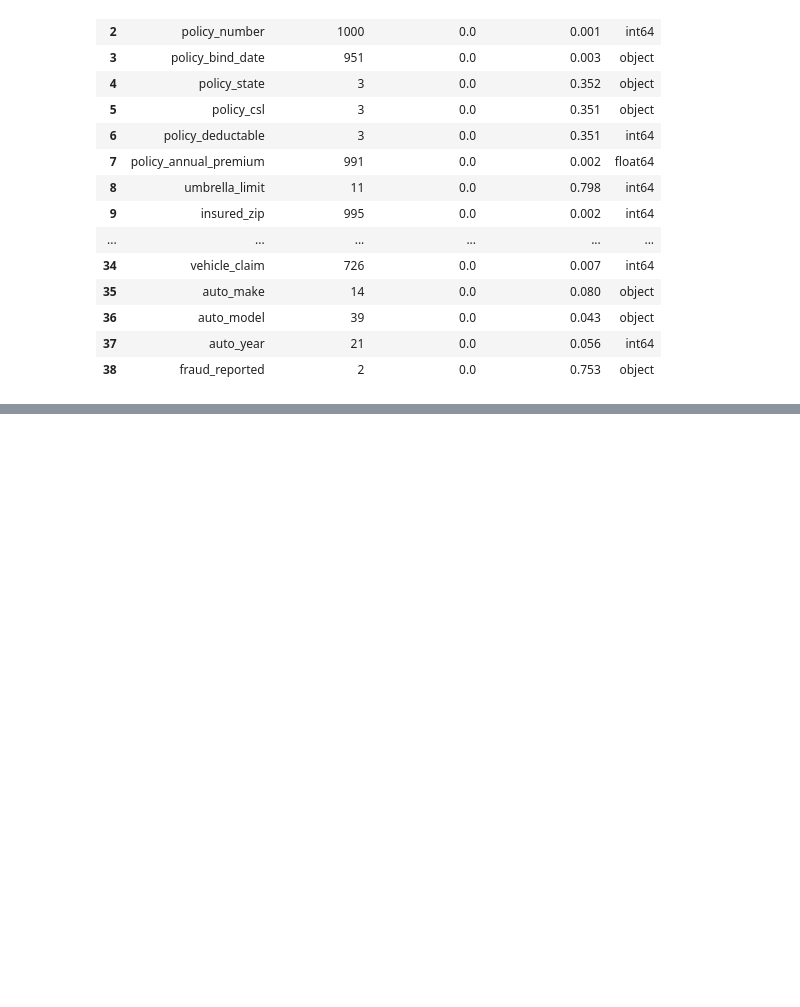
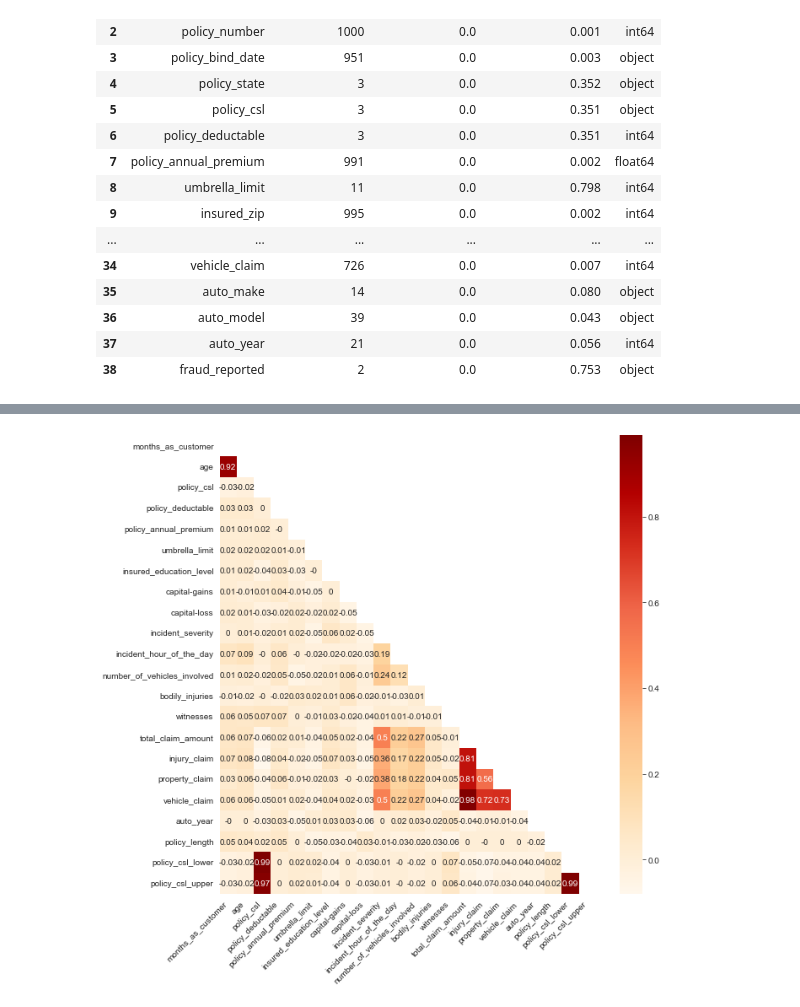
Before and after one commit to yinanchriszhang/Case-Study-Suncorp, a Jupyter notebook: FraudAnalysis.ipynb, the cells around one changed output, grey strips where cells are left out. Drawn from its saved outputs; the diff is of its cells as text; code cells hidden in the pictures; blank space fills up the shorter version.

```diff
--- a/FraudAnalysis.ipynb
+++ b/FraudAnalysis.ipynb
@@ -149,0 +318,4 @@ df['umbrella_limit'] = df['umbrella_limit'].abs()
+# %%
+#set the filter for categorical data (nom_var), and quantitative data (quan_var)
+nom_var = df.columns[df.dtypes == 'object']
+cont_var = df.columns[df.dtypes != 'object']
@@ -149,0 +363,27 @@ df['umbrella_limit'] = df['umbrella_limit'].abs()
+# %%
+sns.set_style('white')
+
+corr_list = cont_var
+
+corr_df = df[corr_list]
+corr=round(corr_df.corr(),2)
+
+# Set the default matplotlib figure size to 7x7:
+fix, ax = plt.subplots(figsize=(10,10))
+
+# Generate a mask for the upper triangle (taken from seaborn example gallery)
+mask = np.zeros_like(corr, dtype=np.bool)
+mask[np.triu_indices_from(mask)] = True  #triu triangle upper
+
+# Plot the heatmap with seaborn.
+# Assign the matplotlib axis the function returns. This will let us resize the labels.
+ax = sns.heatmap(corr, mask=mask, ax=ax, annot=True, cmap='OrRd')
+
+# Resize the labels.
+ax.set_xticklabels(ax.xaxis.get_ticklabels(), fontsize=10, ha= 'right', rotation=45 )
+ax.set_yticklabels(ax.yaxis.get_ticklabels(), fontsize=10, va="center", rotation=0)
+
+# If you put plt.show() at the bottom, it prevents those useless printouts from matplotlib.
+plt.show()
+# %% [output]
+[figure, added]
```
Also changed, not shown: parts of 74 cells of this notebook.
